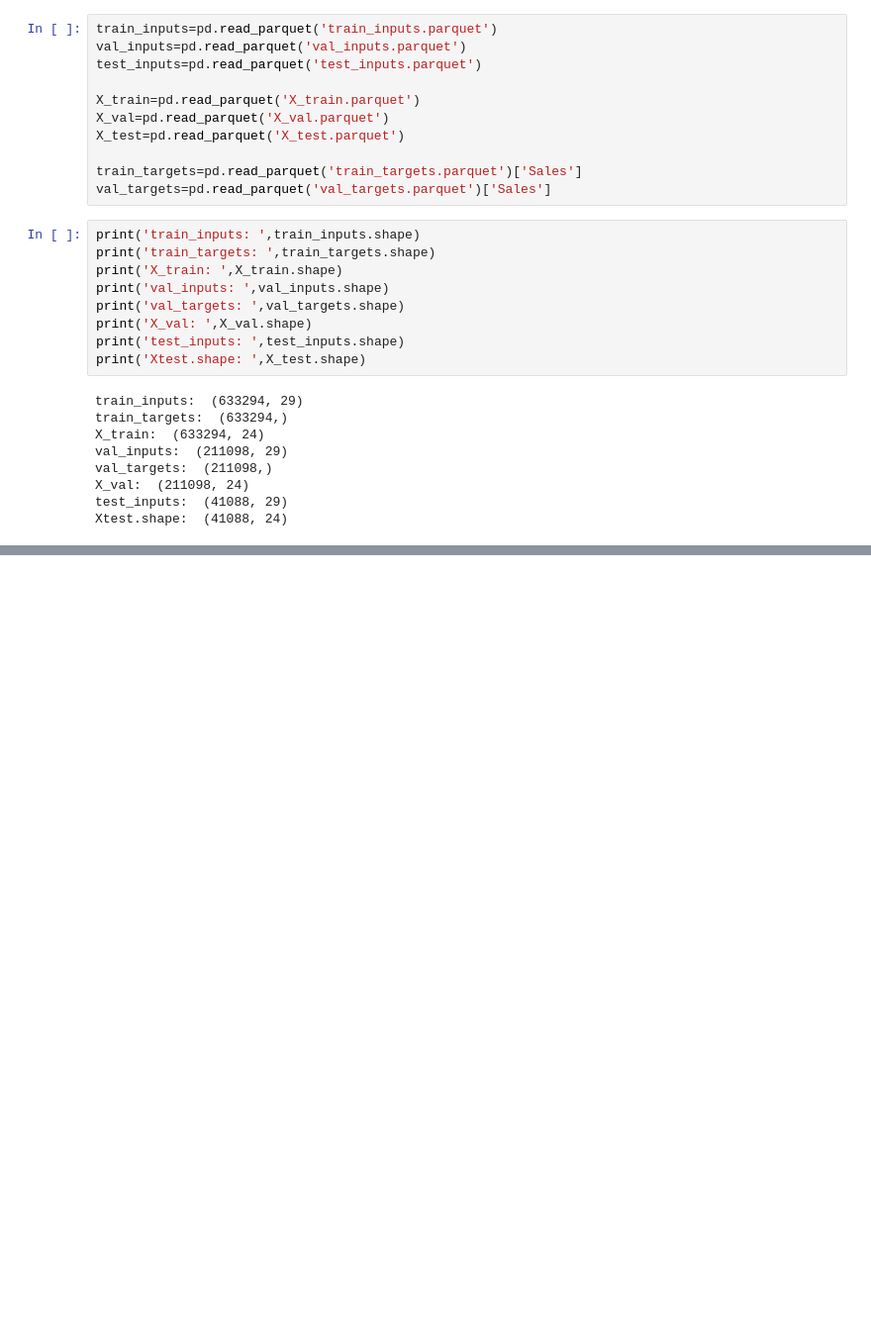
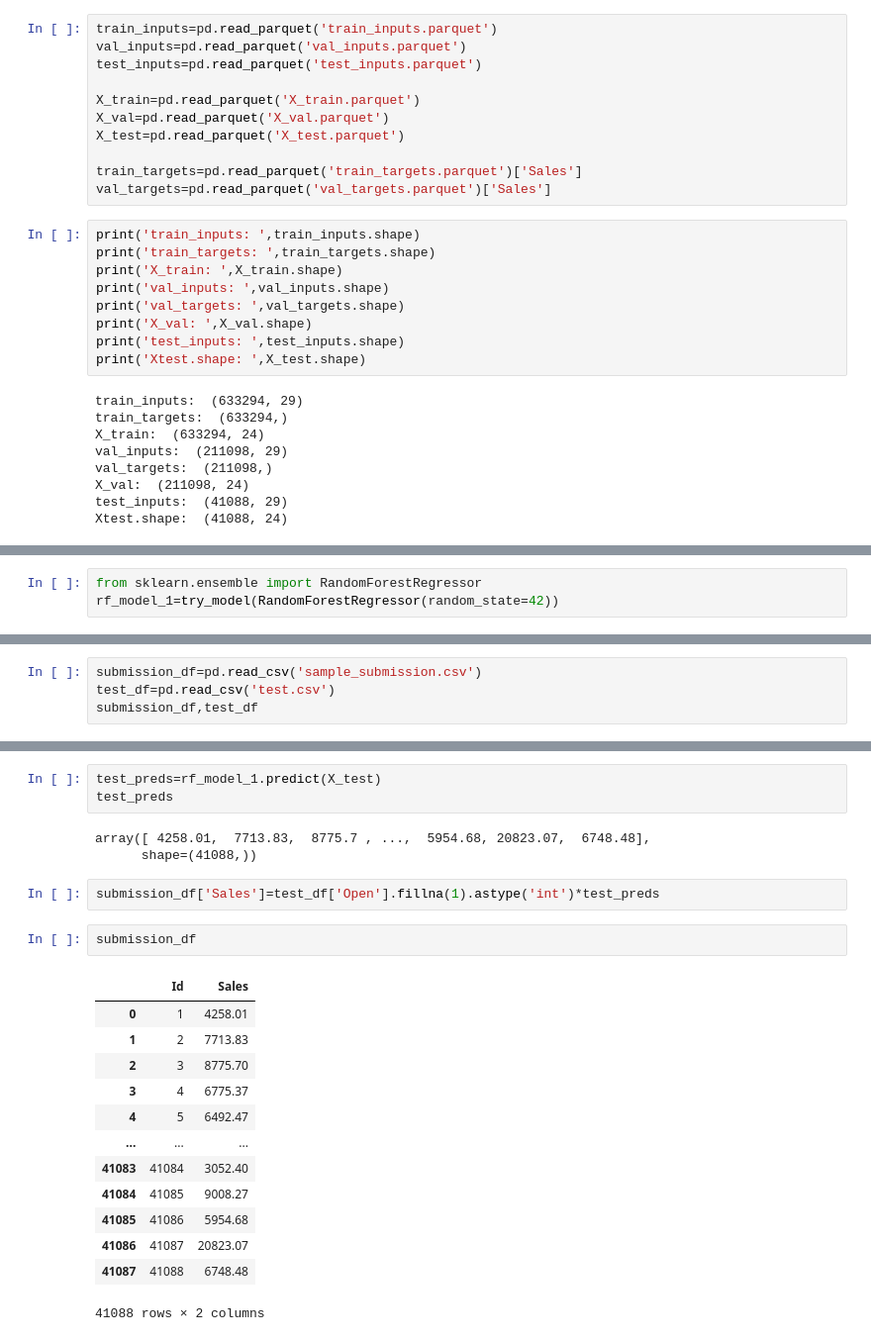
Before and after one commit to RohanVarmaP/machine-Learning, a Jupyter notebook: 4-ML_project_ex/2_baseline_and_hyperparameter_models.ipynb, the cells around one changed output, grey strips where cells are left out. Shown at 99% size. Saved outputs shown, nothing was run; the diff lists cells and outputs as text; blank space fills up the shorter version.

```diff
--- a/4-ML_project_ex/2_baseline_and_hyperparameter_models.ipynb
+++ b/4-ML_project_ex/2_baseline_and_hyperparameter_models.ipynb
@@ -50,0 +203,3 @@ Xtest.shape:  (41088, 24)
+# %%
+from sklearn.ensemble import RandomForestRegressor
+rf_model_1=try_model(RandomForestRegressor(random_state=42))
@@ -50,0 +315,4 @@ Xtest.shape:  (41088, 24)
+# %%
+submission_df=pd.read_csv('sample_submission.csv')
+test_df=pd.read_csv('test.csv')
+submission_df,test_df
@@ -50,0 +337,24 @@ Xtest.shape:  (41088, 24)
+# %%
+test_preds=rf_model_1.predict(X_test)
+test_preds
+# %% [output]
+array([ 4258.01,  7713.83,  8775.7 , ...,  5954.68, 20823.07,  6748.48],
+      shape=(41088,))
+# %%
+submission_df['Sales']=test_df['Open'].fillna(1).astype('int')*test_preds
+# %%
+submission_df
+# %% [output]
+|  | Id | Sales |
+| 0 | 1 | 4258.01 |
+| 1 | 2 | 7713.83 |
+| 2 | 3 | 8775.70 |
+| 3 | 4 | 6775.37 |
+| 4 | 5 | 6492.47 |
+| ... | ... | ... |
+| 41083 | 41084 | 3052.40 |
+| 41084 | 41085 | 9008.27 |
+| 41085 | 41086 | 5954.68 |
+| 41086 | 41087 | 20823.07 |
+| 41087 | 41088 | 6748.48 |
+41088 rows × 2 columns
```
Also changed, not shown: parts of 29 cells of this notebook.
